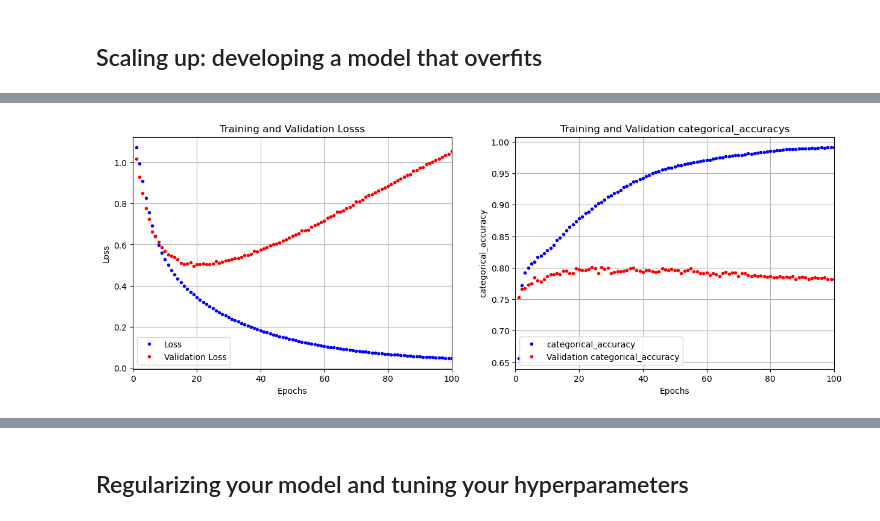
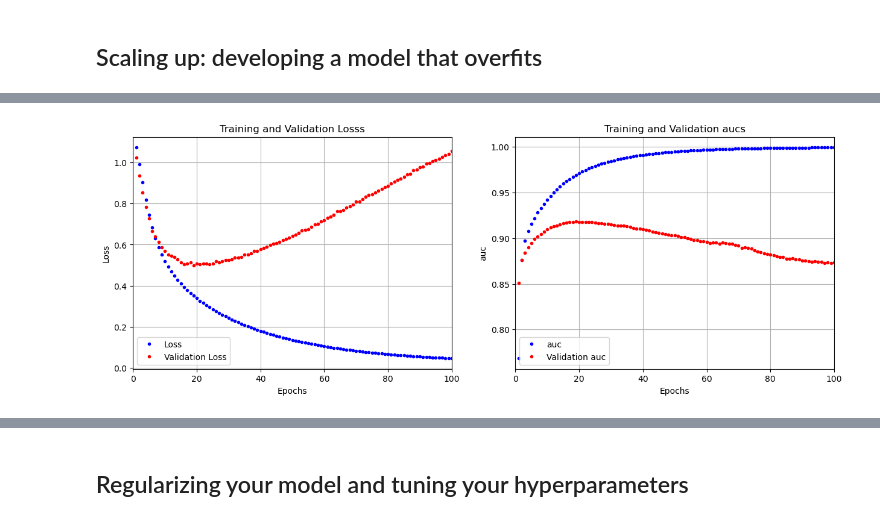
Before and after one commit to sreent/neural-networks-old, a Jupyter notebook: Twitter US Airline Sentiment - NLP Example.ipynb, the cells around one changed output, grey strips where cells are left out. Saved outputs shown, nothing was run; the diff lists cells and outputs as text; code cells hidden in the pictures.

```diff
--- a/Twitter US Airline Sentiment - NLP Example.ipynb
+++ b/Twitter US Airline Sentiment - NLP Example.ipynb
@@ -291,9 +299,9 @@ trained_mlp_model = train_deep_neural_network(mlp_model, X_train, y_train,
                                               val_data=(X_val, y_val),
                                               callbacks=[], seed=SEED)
 # %%
-plot_training_history(trained_mlp_model['history'], monitors=['loss', 'categorical_accuracy'])
+plot_training_history(trained_mlp_model['history'], monitors=['loss', 'auc'])
 # %% [output]
-[figure, old version]
+[figure, new version]
 # %%
 print('Accuracy (Validation): {:.2f} (baseline=0.63)'.format(trained_mlp_model['val_score'][0]))
 print('Precision (Validation): {:.2f}'.format(trained_mlp_model['val_score'][1]))
```
Also changed, not shown: parts of 13 cells of this notebook, 1 other file.
